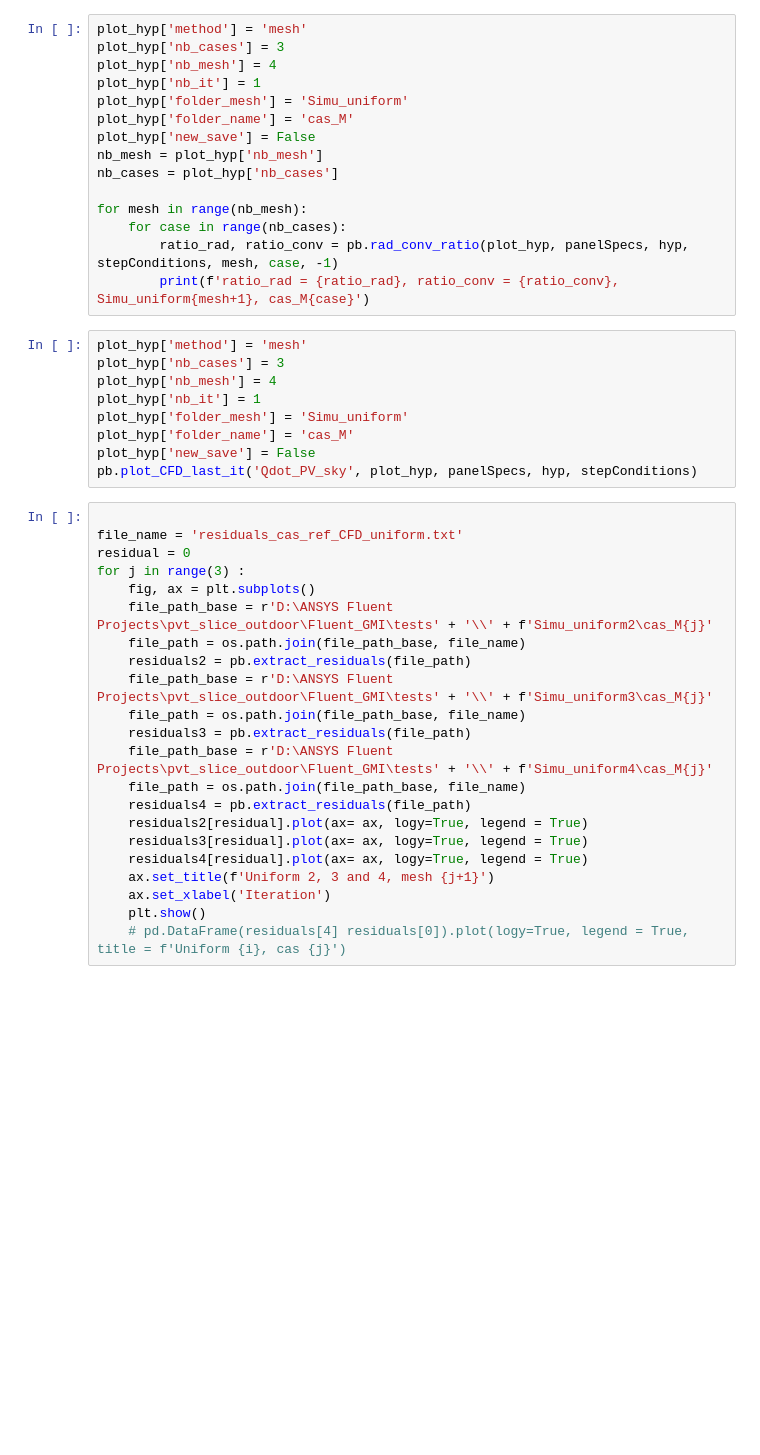
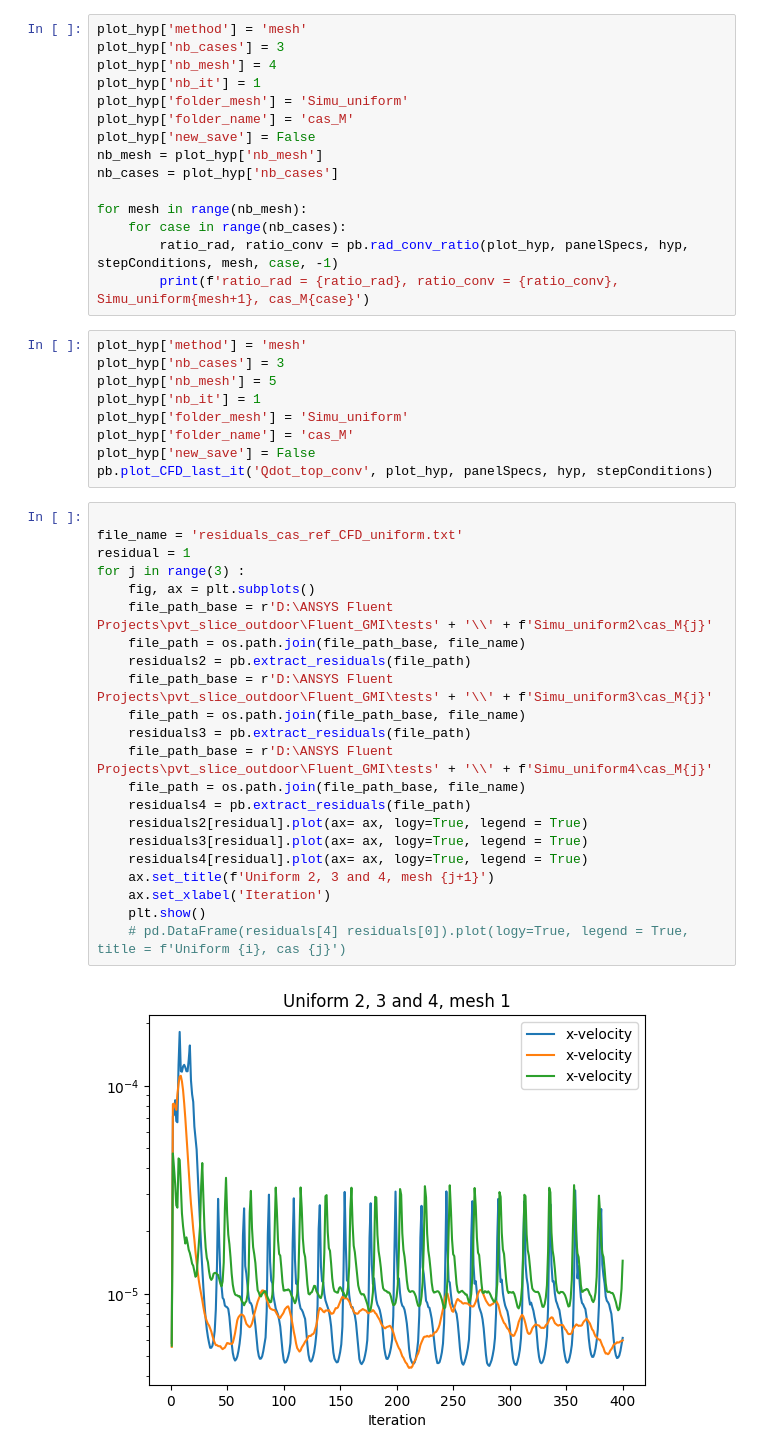
Before and after one commit to valentindelachaux/PVT-thermal-performance-model, a Jupyter notebook: CFD/test_visu.ipynb, the cells around one changed output. Drawn from its saved outputs; the diff is of its cells as text; blank space fills up the shorter version.

```diff
--- a/CFD/test_visu.ipynb
+++ b/CFD/test_visu.ipynb
@@ -123,31 +123,33 @@ for mesh in range(nb_mesh):
 # %%
 plot_hyp['method'] = 'mesh'
 plot_hyp['nb_cases'] = 3
-plot_hyp['nb_mesh'] = 4
+plot_hyp['nb_mesh'] = 5
 plot_hyp['nb_it'] = 1
 plot_hyp['folder_mesh'] = 'Simu_uniform'
 plot_hyp['folder_name'] = 'cas_M'
 plot_hyp['new_save'] = False
-pb.plot_CFD_last_it('Qdot_PV_sky', plot_hyp, panelSpecs, hyp, stepConditions)
+pb.plot_CFD_last_it('Qdot_top_conv', plot_hyp, panelSpecs, hyp, stepConditions)
 # %%
 
 file_name = 'residuals_cas_ref_CFD_uniform.txt'
-residual = 0
+residual = 1
 for j in range(3) :
     fig, ax = plt.subplots()
     file_path_base = r'D:\ANSYS Fluent Projects\pvt_slice_outdoor\Fluent_GMI\tests' + '\\' + f'Simu_uniform2\cas_M{j}'
     file_path = os.path.join(file_path_base, file_name)
     residuals2 = pb.extract_residuals(file_path)
     file_path_base = r'D:\ANSYS Fluent Projects\pvt_slice_outdoor\Fluent_GMI\tests' + '\\' + f'Simu_uniform3\cas_M{j}'
     file_path = os.path.join(file_path_base, file_name)
     residuals3 = pb.extract_residuals(file_path)
     file_path_base = r'D:\ANSYS Fluent Projects\pvt_slice_outdoor\Fluent_GMI\tests' + '\\' + f'Simu_uniform4\cas_M{j}'
     file_path = os.path.join(file_path_base, file_name)
     residuals4 = pb.extract_residuals(file_path)
     residuals2[residual].plot(ax= ax, logy=True, legend = True)
     residuals3[residual].plot(ax= ax, logy=True, legend = True)
     residuals4[residual].plot(ax= ax, logy=True, legend = True)
     ax.set_title(f'Uniform 2, 3 and 4, mesh {j+1}')
     ax.set_xlabel('Iteration')
     plt.show()
     # pd.DataFrame(residuals[4] residuals[0]).plot(logy=True, legend = True, title = f'Uniform {i}, cas {j}')
+# %% [output]
+[figure, added]
```
Also changed, not shown: parts of 2 cells of this notebook, 4 other files.
